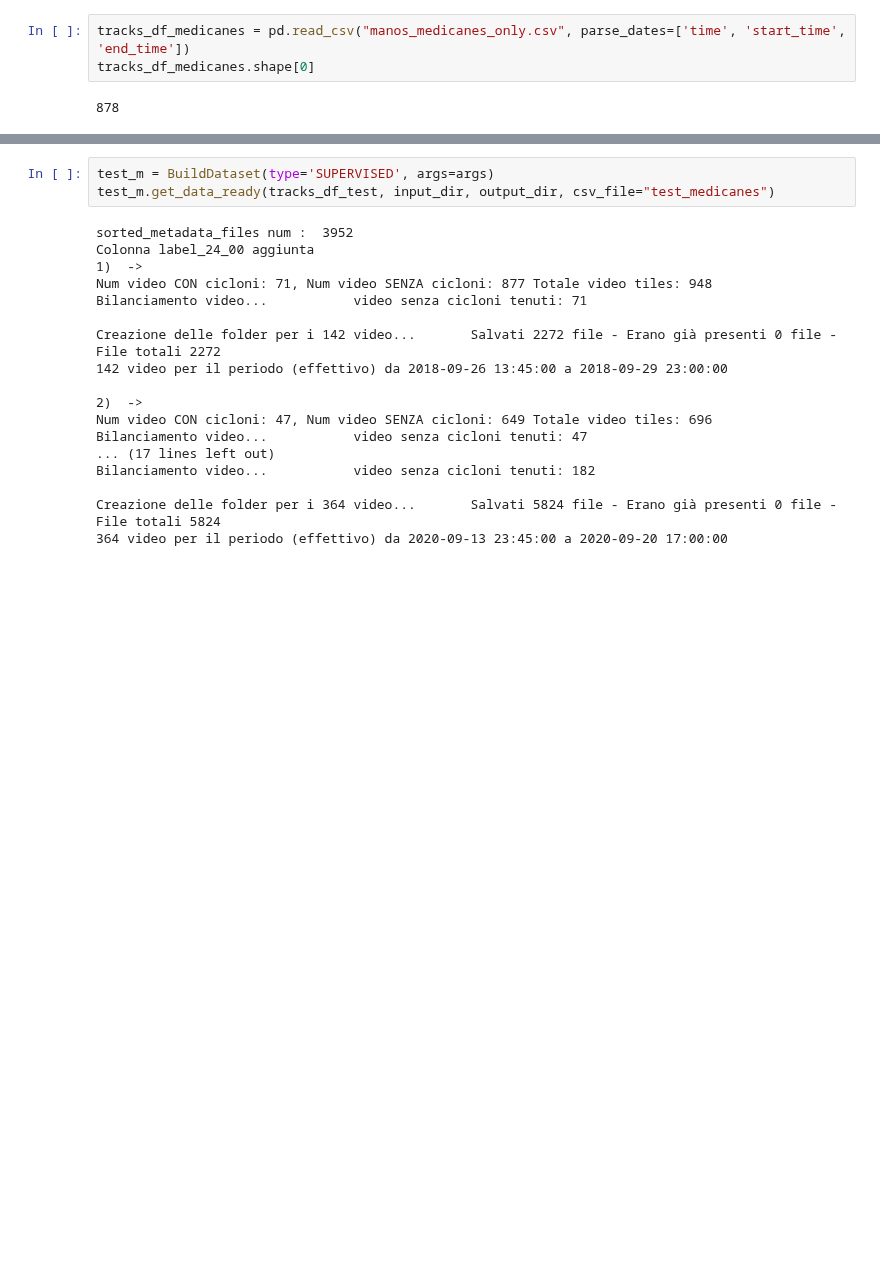
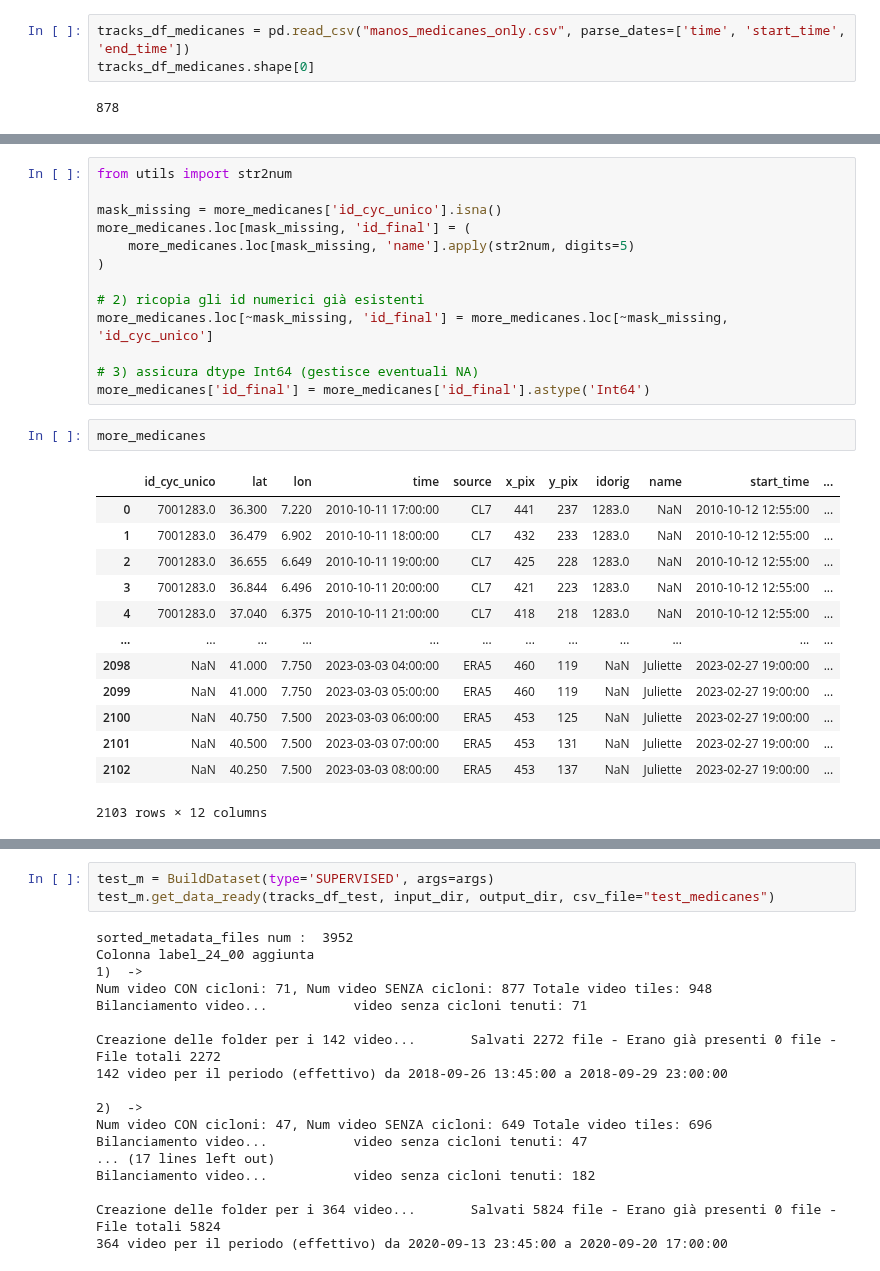
Before and after one commit to dandarm/VideoMAEv2, a Jupyter notebook: Experiment_dataset.ipynb, the cells around one changed output, grey strips where cells are left out. Drawn from its saved outputs; the diff is of its cells as text; blank space fills up the shorter version.

```diff
--- a/Experiment_dataset.ipynb
+++ b/Experiment_dataset.ipynb
@@ -269 +253,30 @@ Train e test lengths: 689, 189
+# %%
+from utils import str2num
+
+mask_missing = more_medicanes['id_cyc_unico'].isna()
+more_medicanes.loc[mask_missing, 'id_final'] = (
+    more_medicanes.loc[mask_missing, 'name'].apply(str2num, digits=5)
+)
+
+# 2) ricopia gli id numerici già esistenti
+more_medicanes.loc[~mask_missing, 'id_final'] = more_medicanes.loc[~mask_missing, 'id_cyc_unico']
+
+# 3) assicura dtype Int64 (gestisce eventuali NA)
+more_medicanes['id_final'] = more_medicanes['id_final'].astype('Int64')
+# %%
+more_medicanes
+# %% [output]
+|  | id_cyc_unico | lat | lon | time | source | x_pix | y_pix | idorig | name | start_time | ... |
+| 0 | 7001283.0 | 36.300 | 7.220 | 2010-10-11 17:00:00 | CL7 | 441 | 237 | 1283.0 | NaN | 2010-10-12 12:55:00 | ... |
+| 1 | 7001283.0 | 36.479 | 6.902 | 2010-10-11 18:00:00 | CL7 | 432 | 233 | 1283.0 | NaN | 2010-10-12 12:55:00 | ... |
+| 2 | 7001283.0 | 36.655 | 6.649 | 2010-10-11 19:00:00 | CL7 | 425 | 228 | 1283.0 | NaN | 2010-10-12 12:55:00 | ... |
+| 3 | 7001283.0 | 36.844 | 6.496 | 2010-10-11 20:00:00 | CL7 | 421 | 223 | 1283.0 | NaN | 2010-10-12 12:55:00 | ... |
+| 4 | 7001283.0 | 37.040 | 6.375 | 2010-10-11 21:00:00 | CL7 | 418 | 218 | 1283.0 | NaN | 2010-10-12 12:55:00 | ... |
+| ... | ... | ... | ... | ... | ... | ... | ... | ... | ... | ... | ... |
+| 2098 | NaN | 41.000 | 7.750 | 2023-03-03 04:00:00 | ERA5 | 460 | 119 | NaN | Juliette | 2023-02-27 19:00:00 | ... |
+| 2099 | NaN | 41.000 | 7.750 | 2023-03-03 05:00:00 | ERA5 | 460 | 119 | NaN | Juliette | 2023-02-27 19:00:00 | ... |
+| 2100 | NaN | 40.750 | 7.500 | 2023-03-03 06:00:00 | ERA5 | 453 | 125 | NaN | Juliette | 2023-02-27 19:00:00 | ... |
+| 2101 | NaN | 40.500 | 7.500 | 2023-03-03 07:00:00 | ERA5 | 453 | 131 | NaN | Juliette | 2023-02-27 19:00:00 | ... |
+| 2102 | NaN | 40.250 | 7.500 | 2023-03-03 08:00:00 | ERA5 | 453 | 137 | NaN | Juliette | 2023-02-27 19:00:00 | ... |
+2103 rows × 12 columns
 # %%
```
Also changed, not shown: parts of 6 cells of this notebook, 8 other files.
